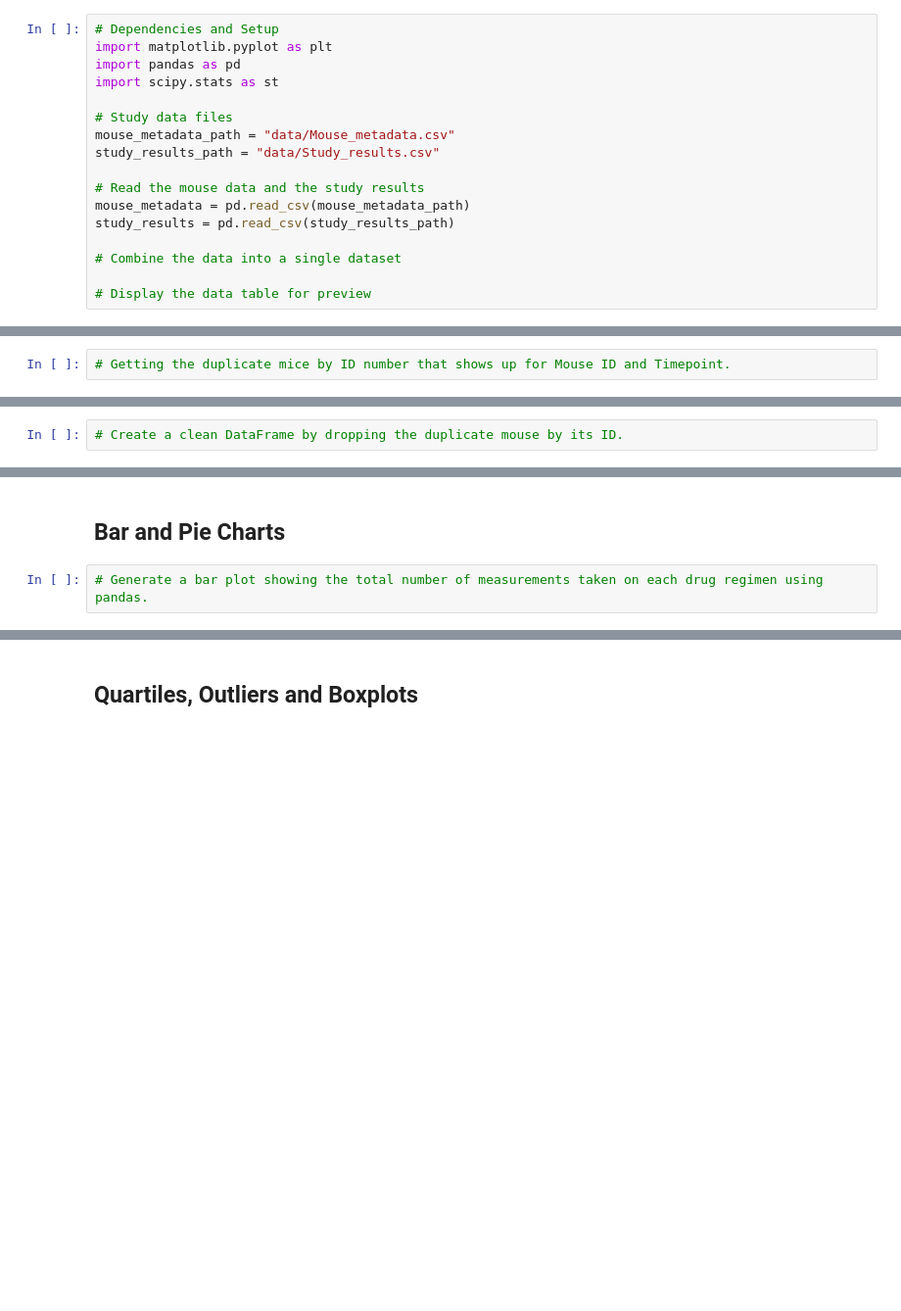
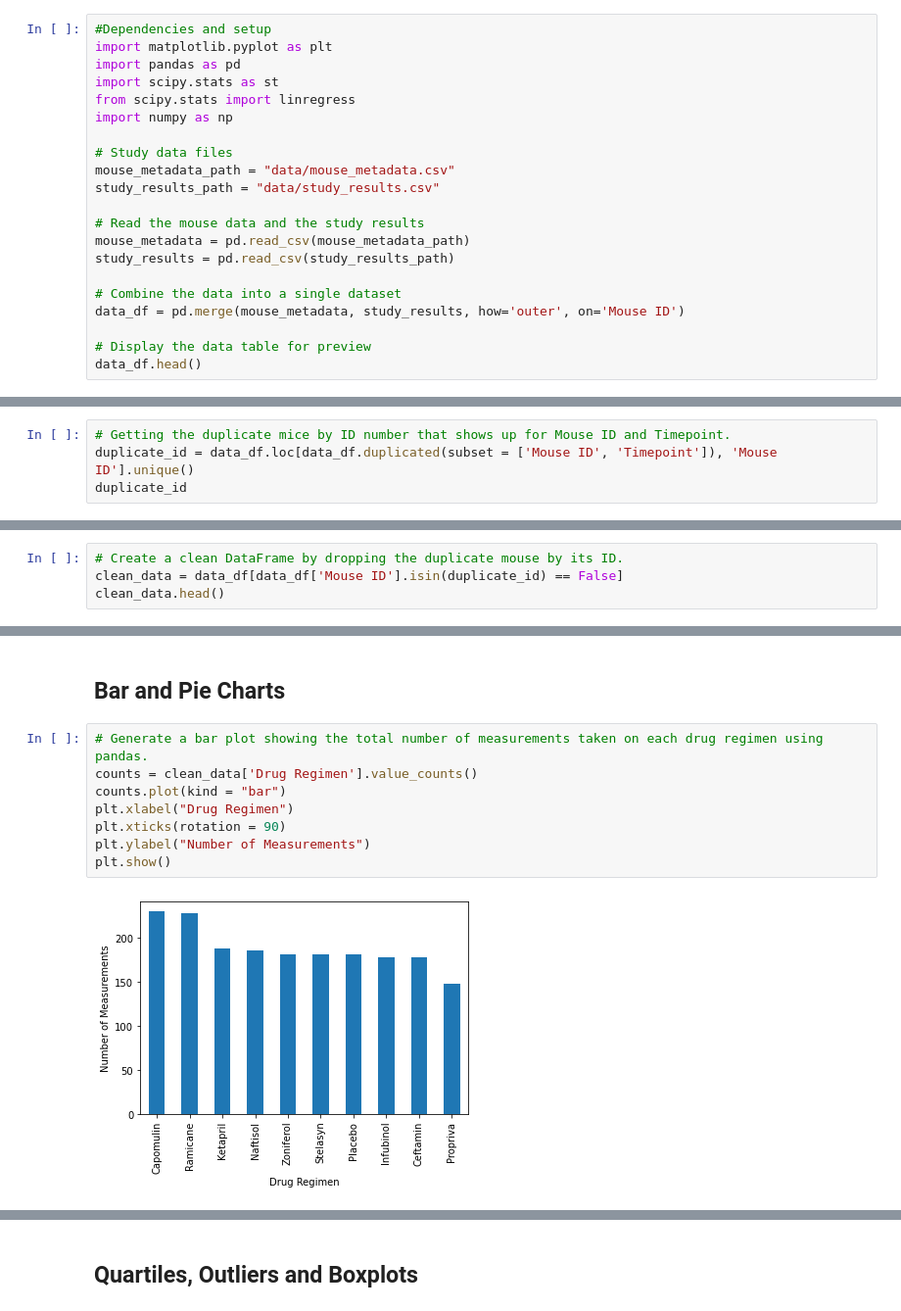
Before and after one commit to amramer45/matplotlib-challenge, a Jupyter notebook: Pymaceuticals/pymaceuticals_starter.ipynb, the cells around one changed output, grey strips where cells are left out. Shown: that part at 98% size. Saved outputs shown, nothing was run; the diff lists cells and outputs as text; blank space fills up the shorter version.

```diff
--- a/Pymaceuticals/pymaceuticals_starter.ipynb
+++ b/Pymaceuticals/pymaceuticals_starter.ipynb
@@ -1,19 +1,23 @@
 # %% [markdown]
 ## Observations and Insights
 # %%
-# Dependencies and Setup
+#Dependencies and setup
 import matplotlib.pyplot as plt
 import pandas as pd
 import scipy.stats as st
+from scipy.stats import linregress
+import numpy as np
 
 # Study data files
-mouse_metadata_path = "data/Mouse_metadata.csv"
-study_results_path = "data/Study_results.csv"
+mouse_metadata_path = "data/mouse_metadata.csv"
+study_results_path = "data/study_results.csv"
 
 # Read the mouse data and the study results
 mouse_metadata = pd.read_csv(mouse_metadata_path)
 study_results = pd.read_csv(study_results_path)
 
 # Combine the data into a single dataset
+data_df = pd.merge(mouse_metadata, study_results, how='outer', on='Mouse ID')
 
 # Display the data table for preview
+data_df.head()
@@ -22,2 +36,4 @@ study_results = pd.read_csv(study_results_path)
 # %%
 # Getting the duplicate mice by ID number that shows up for Mouse ID and Timepoint.
+duplicate_id = data_df.loc[data_df.duplicated(subset = ['Mouse ID', 'Timepoint']), 'Mouse ID'].unique()
+duplicate_id
@@ -26,2 +61,4 @@ study_results = pd.read_csv(study_results_path)
 # %%
 # Create a clean DataFrame by dropping the duplicate mouse by its ID.
+clean_data = data_df[data_df['Mouse ID'].isin(duplicate_id) == False]
+clean_data.head()
@@ -43,5 +129,13 @@ study_results = pd.read_csv(study_results_path)
 ## Bar and Pie Charts
 # %%
 # Generate a bar plot showing the total number of measurements taken on each drug regimen using pandas.
+counts = clean_data['Drug Regimen'].value_counts()
+counts.plot(kind = "bar")
+plt.xlabel("Drug Regimen")
+plt.xticks(rotation = 90)
+plt.ylabel("Number of Measurements")
+plt.show()
+# %% [output]
+[figure, added]
 # %%
 # Generate a bar plot showing the total number of measurements taken on each drug regimen using pyplot.
```
Also changed, not shown: parts of 18 cells of this notebook, 1 other file.
